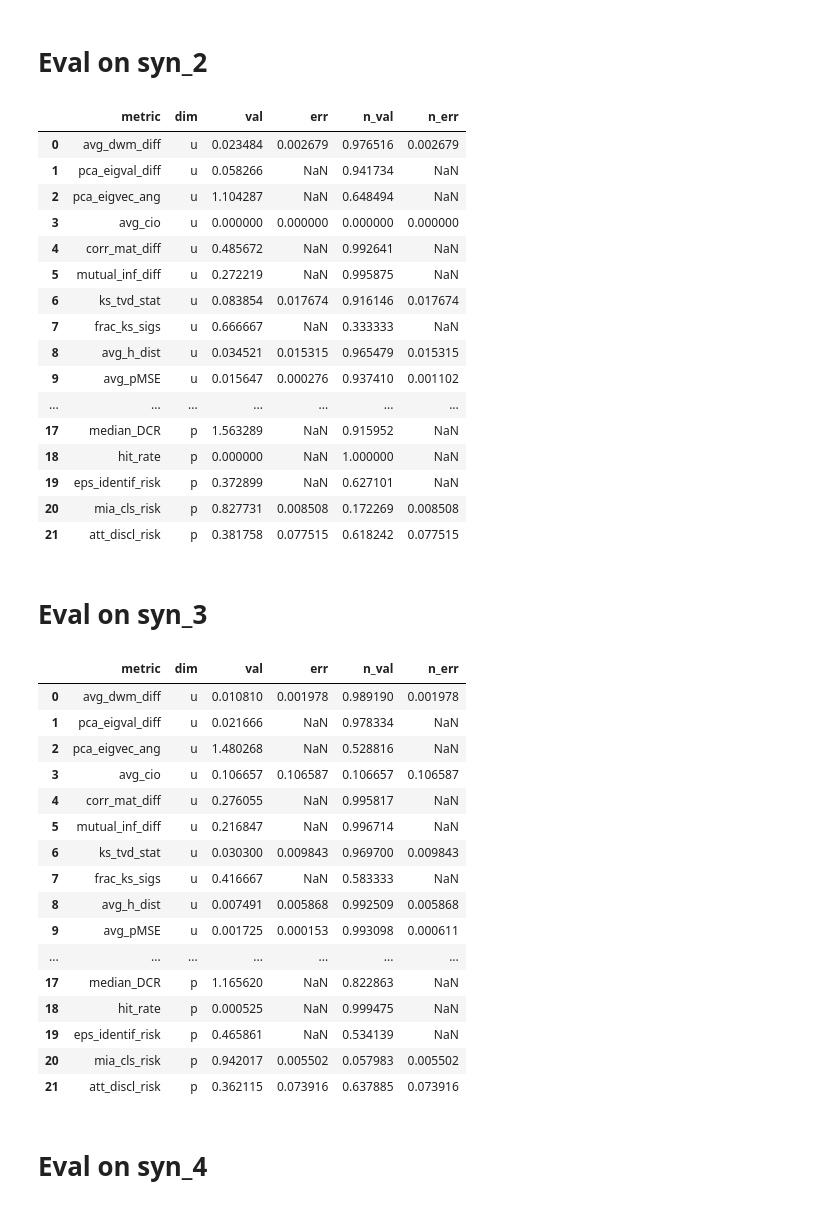
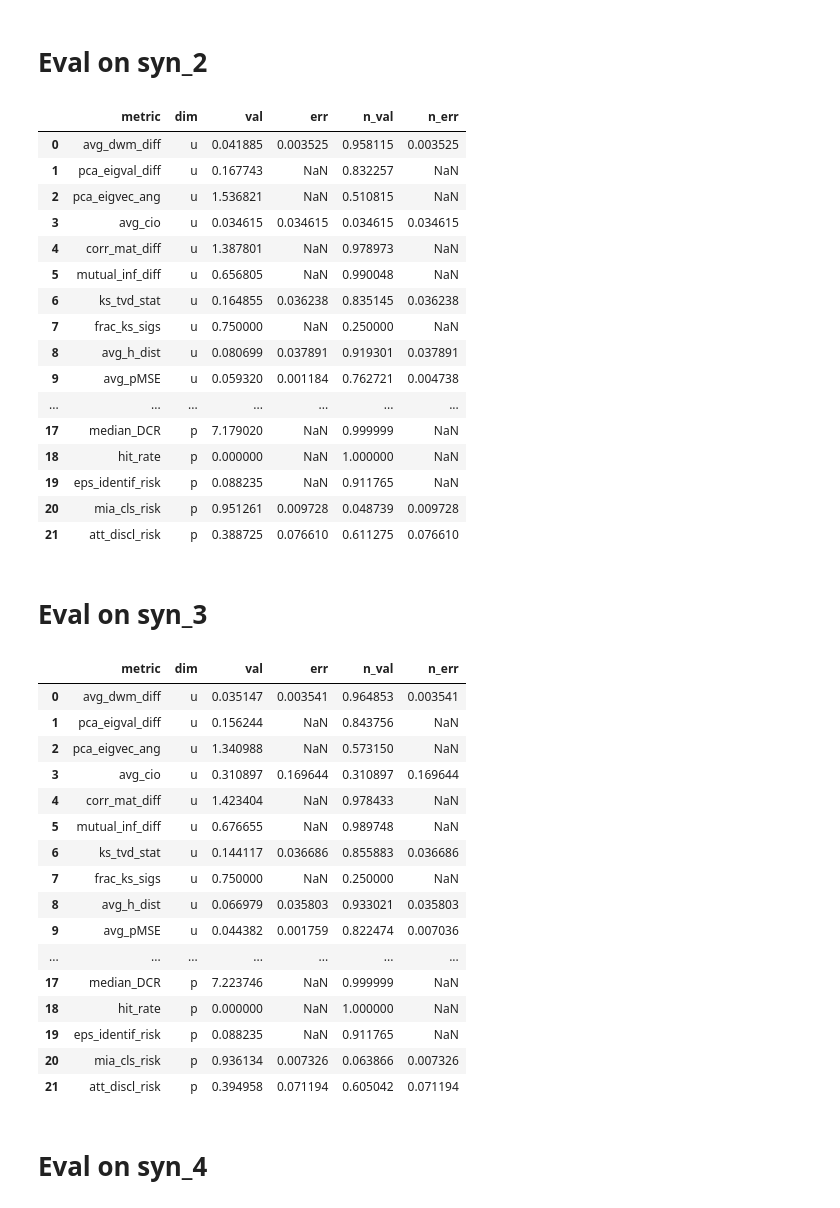
Before and after one commit to LucasBrynk/synthe_size_me, a Jupyter notebook: hearts_syn/hearts_privbayes_syn.ipynb, the cells around one changed output. Cells and saved outputs as stored; diff of their text form; code cells hidden in the pictures.

```diff
--- a/hearts_syn/hearts_privbayes_syn.ipynb
+++ b/hearts_syn/hearts_privbayes_syn.ipynb
@@ -511,13 +517,6 @@ res_real
 # %%
-# Read train and test data from stack_v1
-data_train = pd.read_csv(f"{gen_method}\hearts_stack_v1_train.csv")
-data_test = pd.read_csv(f"{gen_method}\hearts_stack_v1_test.csv")
-
-# Read syn_v2 data
-data_syn = pd.read_csv(f"{gen_method}\hearts_syn_v2.csv").round(1)
-
-# Remove first column
-data_syn = data_syn.iloc[:, 1:]
+# Read syn_v2 sample
+data_syn = pd.read_csv(f"{gen_method}\syn_v2_sample.csv")
 
 # SynthEval
 S = SynthEval(data_train, holdout_dataframe=data_test, verbose=0)
@@ -525,21 +524,21 @@ res_stack_v1 = S.evaluate(data_syn,target,"full_eval")
 res_stack_v1
 # %% [output]
 |  | metric | dim | val | err | n_val | n_err |
-| 0 | avg_dwm_diff | u | 0.023484 | 0.002679 | 0.976516 | 0.002679 |
-| 1 | pca_eigval_diff | u | 0.058266 | NaN | 0.941734 | NaN |
-| 2 | pca_eigvec_ang | u | 1.104287 | NaN | 0.648494 | NaN |
-| 3 | avg_cio | u | 0.000000 | 0.000000 | 0.000000 | 0.000000 |
-| 4 | corr_mat_diff | u | 0.485672 | NaN | 0.992641 | NaN |
-| 5 | mutual_inf_diff | u | 0.272219 | NaN | 0.995875 | NaN |
-| 6 | ks_tvd_stat | u | 0.083854 | 0.017674 | 0.916146 | 0.017674 |
-| 7 | frac_ks_sigs | u | 0.666667 | NaN | 0.333333 | NaN |
-| 8 | avg_h_dist | u | 0.034521 | 0.015315 | 0.965479 | 0.015315 |
-| 9 | avg_pMSE | u | 0.015647 | 0.000276 | 0.937410 | 0.001102 |
+| 0 | avg_dwm_diff | u | 0.041885 | 0.003525 | 0.958115 | 0.003525 |
+| 1 | pca_eigval_diff | u | 0.167743 | NaN | 0.832257 | NaN |
+| 2 | pca_eigvec_ang | u | 1.536821 | NaN | 0.510815 | NaN |
+| 3 | avg_cio | u | 0.034615 | 0.034615 | 0.034615 | 0.034615 |
+| 4 | corr_mat_diff | u | 1.387801 | NaN | 0.978973 | NaN |
+| 5 | mutual_inf_diff | u | 0.656805 | NaN | 0.990048 | NaN |
+| 6 | ks_tvd_stat | u | 0.164855 | 0.036238 | 0.835145 | 0.036238 |
+| 7 | frac_ks_sigs | u | 0.750000 | NaN | 0.250000 | NaN |
+| 8 | avg_h_dist | u | 0.080699 | 0.037891 | 0.919301 | 0.037891 |
+| 9 | avg_pMSE | u | 0.059320 | 0.001184 | 0.762721 | 0.004738 |
 | ... | ... | ... | ... | ... | ... | ... |
-| 17 | median_DCR | p | 1.563289 | NaN | 0.915952 | NaN |
+| 17 | median_DCR | p | 7.179020 | NaN | 0.999999 | NaN |
 | 18 | hit_rate | p | 0.000000 | NaN | 1.000000 | NaN |
-| 19 | eps_identif_risk | p | 0.372899 | NaN | 0.627101 | NaN |
-| 20 | mia_cls_risk | p | 0.827731 | 0.008508 | 0.172269 | 0.008508 |
-| 21 | att_discl_risk | p | 0.381758 | 0.077515 | 0.618242 | 0.077515 |
+| 19 | eps_identif_risk | p | 0.088235 | NaN | 0.911765 | NaN |
+| 20 | mia_cls_risk | p | 0.951261 | 0.009728 | 0.048739 | 0.009728 |
+| 21 | att_discl_risk | p | 0.388725 | 0.076610 | 0.611275 | 0.076610 |
 # %% [markdown]
 # Eval on syn_3
@@ -546,35 +557,28 @@ res_stack_v1
 # %%
-# Read train and test data from stack_v2
-data_train = pd.read_csv(f"{gen_method}\hearts_stack_v2_train.csv")
-data_test = pd.read_csv(f"{gen_method}\hearts_stack_v2_test.csv")
-
-# Read syn_v3 data
-data_syn = pd.read_csv(f"{gen_method}\hearts_syn_v3.csv").round(1)
-
-# Remove first column
-data_syn = data_syn.iloc[:, 1:]
+# Read syn_v3 sample
+data_syn = pd.read_csv(f"{gen_method}\syn_v3_sample.csv")
 
 # SynthEval
 S = SynthEval(data_train, holdout_dataframe=data_test, verbose=0)
 res_stack_v2 = S.evaluate(data_syn,target,"full_eval")
 res_stack_v2
 # %% [output]
 |  | metric | dim | val | err | n_val | n_err |
-| 0 | avg_dwm_diff | u | 0.010810 | 0.001978 | 0.989190 | 0.001978 |
-| 1 | pca_eigval_diff | u | 0.021666 | NaN | 0.978334 | NaN |
-| 2 | pca_eigvec_ang | u | 1.480268 | NaN | 0.528816 | NaN |
-| 3 | avg_cio | u | 0.106657 | 0.106587 | 0.106657 | 0.106587 |
-| 4 | corr_mat_diff | u | 0.276055 | NaN | 0.995817 | NaN |
-| 5 | mutual_inf_diff | u | 0.216847 | NaN | 0.996714 | NaN |
-| 6 | ks_tvd_stat | u | 0.030300 | 0.009843 | 0.969700 | 0.009843 |
-| 7 | frac_ks_sigs | u | 0.416667 | NaN | 0.583333 | NaN |
-| 8 | avg_h_dist | u | 0.007491 | 0.005868 | 0.992509 | 0.005868 |
-| 9 | avg_pMSE | u | 0.001725 | 0.000153 | 0.993098 | 0.000611 |
+| 0 | avg_dwm_diff | u | 0.035147 | 0.003541 | 0.964853 | 0.003541 |
+| 1 | pca_eigval_diff | u | 0.156244 | NaN | 0.843756 | NaN |
+| 2 | pca_eigvec_ang | u | 1.340988 | NaN | 0.573150 | NaN |
+| 3 | avg_cio | u | 0.310897 | 0.169644 | 0.310897 | 0.169644 |
+| 4 | corr_mat_diff | u | 1.423404 | NaN | 0.978433 | NaN |
+| 5 | mutual_inf_diff | u | 0.676655 | NaN | 0.989748 | NaN |
+| 6 | ks_tvd_stat | u | 0.144117 | 0.036686 | 0.855883 | 0.036686 |
+| 7 | frac_ks_sigs | u | 0.750000 | NaN | 0.250000 | NaN |
+| 8 | avg_h_dist | u | 0.066979 | 0.035803 | 0.933021 | 0.035803 |
+| 9 | avg_pMSE | u | 0.044382 | 0.001759 | 0.822474 | 0.007036 |
 | ... | ... | ... | ... | ... | ... | ... |
-| 17 | median_DCR | p | 1.165620 | NaN | 0.822863 | NaN |
-| 18 | hit_rate | p | 0.000525 | NaN | 0.999475 | NaN |
-| 19 | eps_identif_risk | p | 0.465861 | NaN | 0.534139 | NaN |
-| 20 | mia_cls_risk | p | 0.942017 | 0.005502 | 0.057983 | 0.005502 |
-| 21 | att_discl_risk | p | 0.362115 | 0.073916 | 0.637885 | 0.073916 |
+| 17 | median_DCR | p | 7.223746 | NaN | 0.999999 | NaN |
+| 18 | hit_rate | p | 0.000000 | NaN | 1.000000 | NaN |
+| 19 | eps_identif_risk | p | 0.088235 | NaN | 0.911765 | NaN |
+| 20 | mia_cls_risk | p | 0.936134 | 0.007326 | 0.063866 | 0.007326 |
+| 21 | att_discl_risk | p | 0.394958 | 0.071194 | 0.605042 | 0.071194 |
 # %% [markdown]
 # Eval on syn_4
```
Also changed, not shown: parts of 38 cells of this notebook.
